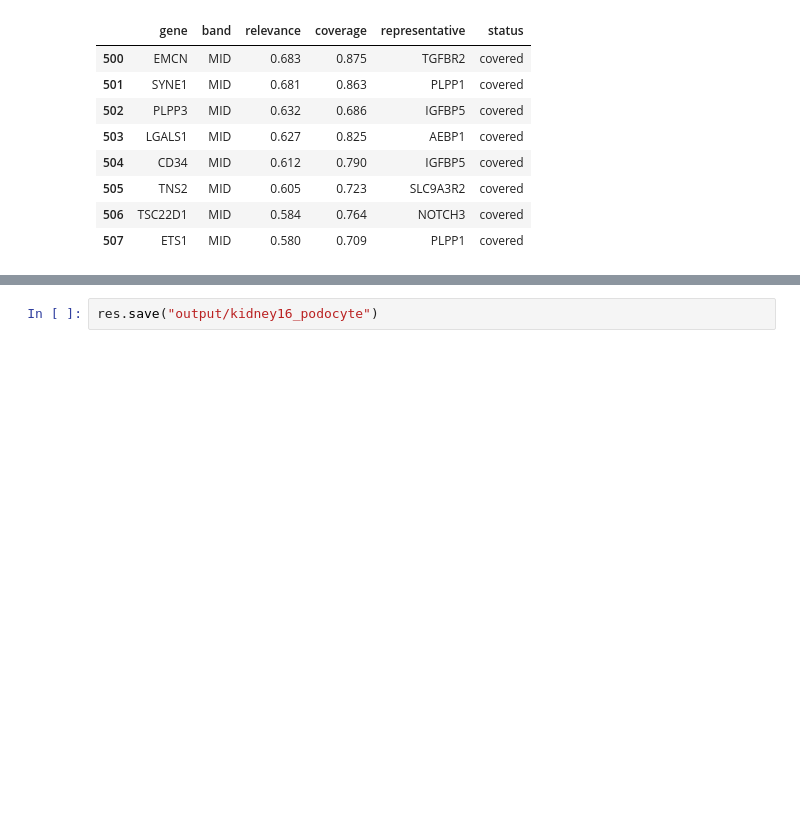
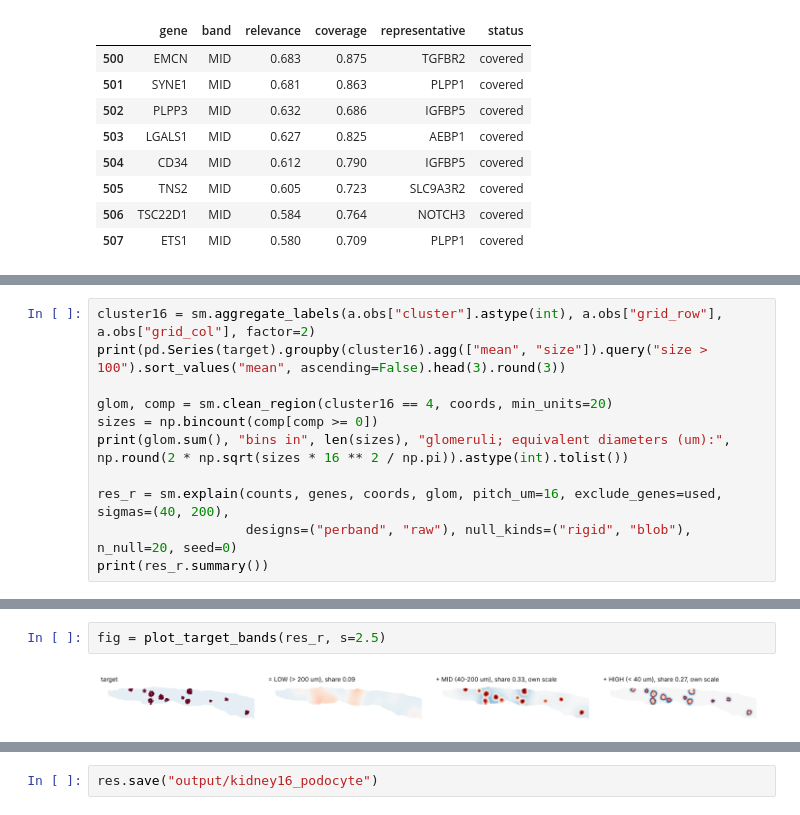
Before and after one commit to BMEngineeR/scalematch, a Jupyter notebook: tutorials/02_continuous_target_visium_hd.ipynb, the cells around one changed output, grey strips where cells are left out. Saved outputs shown, nothing was run; the diff lists cells and outputs as text; blank space fills up the shorter version.

```diff
--- a/tutorials/02_continuous_target_visium_hd.ipynb
+++ b/tutorials/02_continuous_target_visium_hd.ipynb
@@ -116,0 +128,11 @@ m[m.status == "covered"].head(8).round(3)
+# %%
+cluster16 = sm.aggregate_labels(a.obs["cluster"].astype(int), a.obs["grid_row"], a.obs["grid_col"], factor=2)
+print(pd.Series(target).groupby(cluster16).agg(["mean", "size"]).query("size > 100").sort_values("mean", ascending=False).head(3).round(3))
+
+glom, comp = sm.clean_region(cluster16 == 4, coords, min_units=20)
+sizes = np.bincount(comp[comp >= 0])
+print(glom.sum(), "bins in", len(sizes), "glomeruli; equivalent diameters (um):", np.round(2 * np.sqrt(sizes * 16 ** 2 / np.pi)).astype(int).tolist())
+
+res_r = sm.explain(counts, genes, coords, glom, pitch_um=16, exclude_genes=used, sigmas=(40, 200),
+                   designs=("perband", "raw"), null_kinds=("rigid", "blob"), n_null=20, seed=0)
+print(res_r.summary())
@@ -116,0 +157,4 @@ m[m.status == "covered"].head(8).round(3)
+# %%
+fig = plot_target_bands(res_r, s=2.5)
+# %% [output]
+[figure, added]
```
Also changed, not shown: parts of 9 cells of this notebook, 9 other files.
